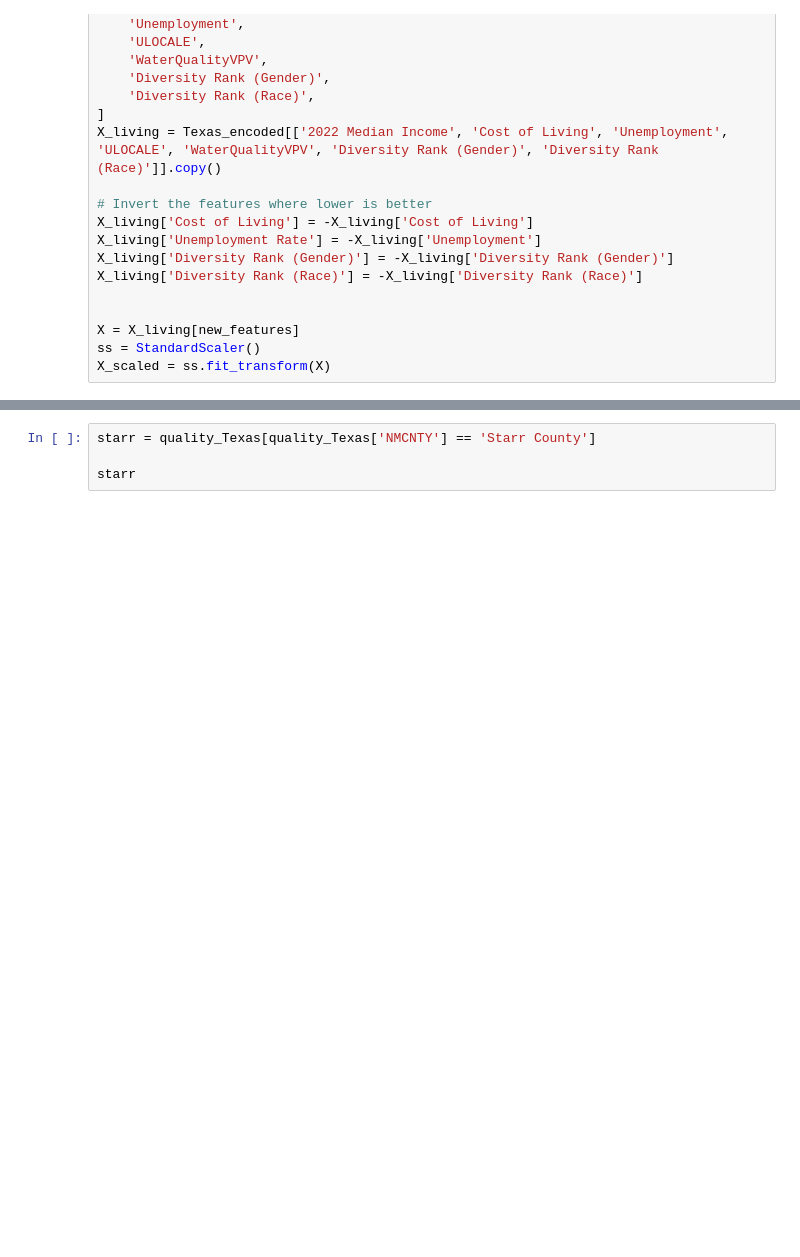
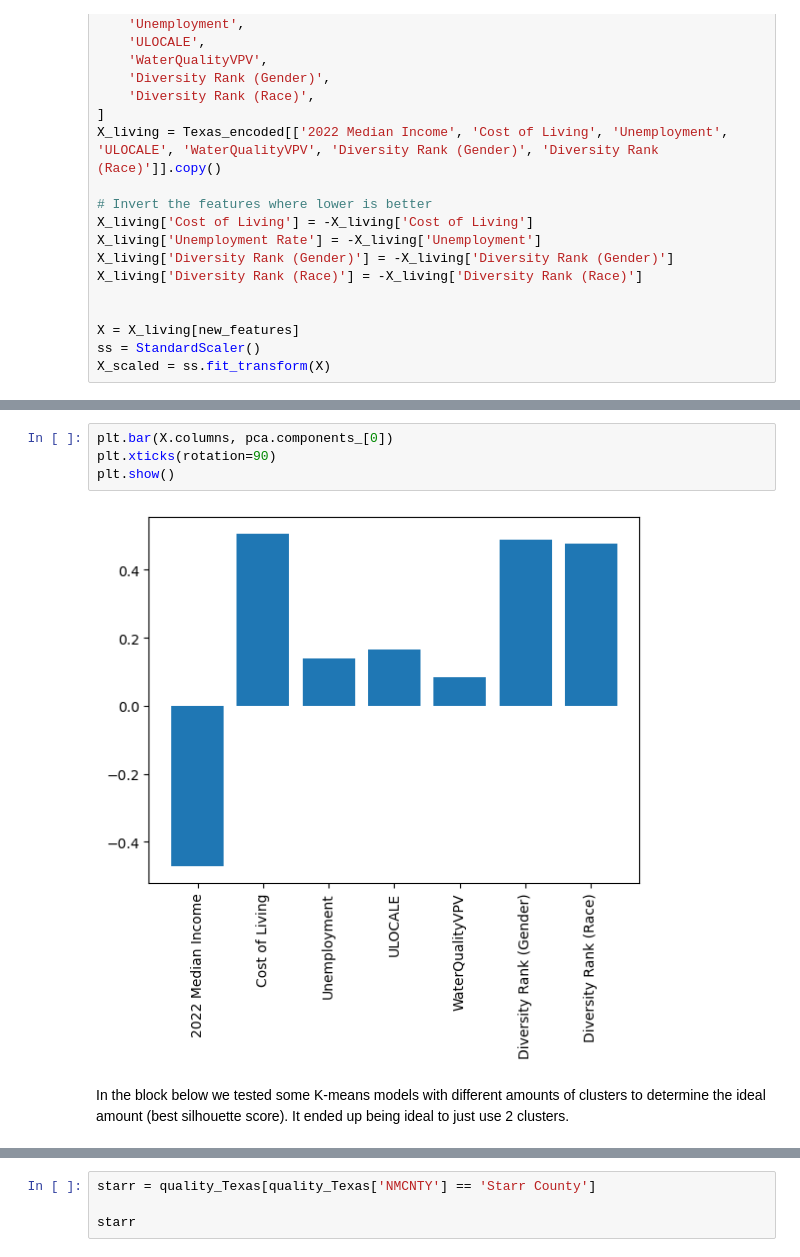
Before and after one commit to joinja01/Joiner_Norton_Walkability, a Jupyter notebook: qualityoflifetexas.ipynb, the cells around one changed output, grey strips where cells are left out. Saved outputs shown, nothing was run; the diff lists cells and outputs as text; blank space fills up the shorter version.

```diff
--- a/qualityoflifetexas.ipynb
+++ b/qualityoflifetexas.ipynb
@@ -159,3 +204,11 @@ X_scaled = ss.fit_transform(X)
+# %%
+plt.bar(X.columns, pca.components_[0])
+plt.xticks(rotation=90)
+plt.show()
+# %% [output]
+[figure, added]
+# %% [markdown]
+In the block below we tested some K-means models with different amounts of clusters to determine the ideal amount (best silhouette score). It ended up being ideal to just use 2 clusters.
 # %%
 from sklearn.cluster import KMeans
 from sklearn.metrics import silhouette_score
```
Also changed, not shown: parts of 17 cells of this notebook.
